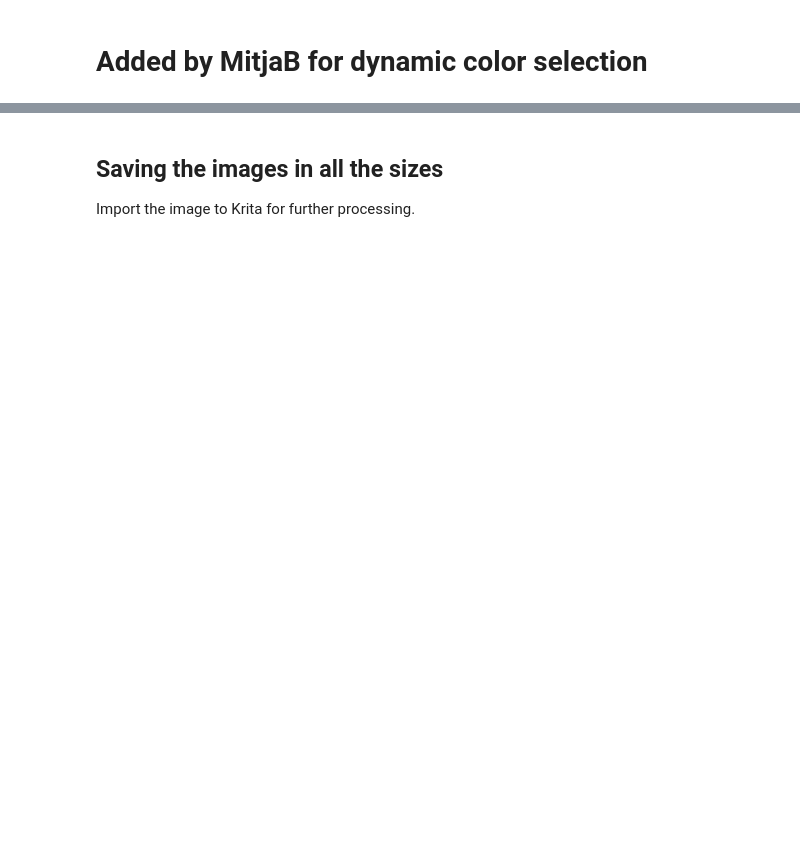
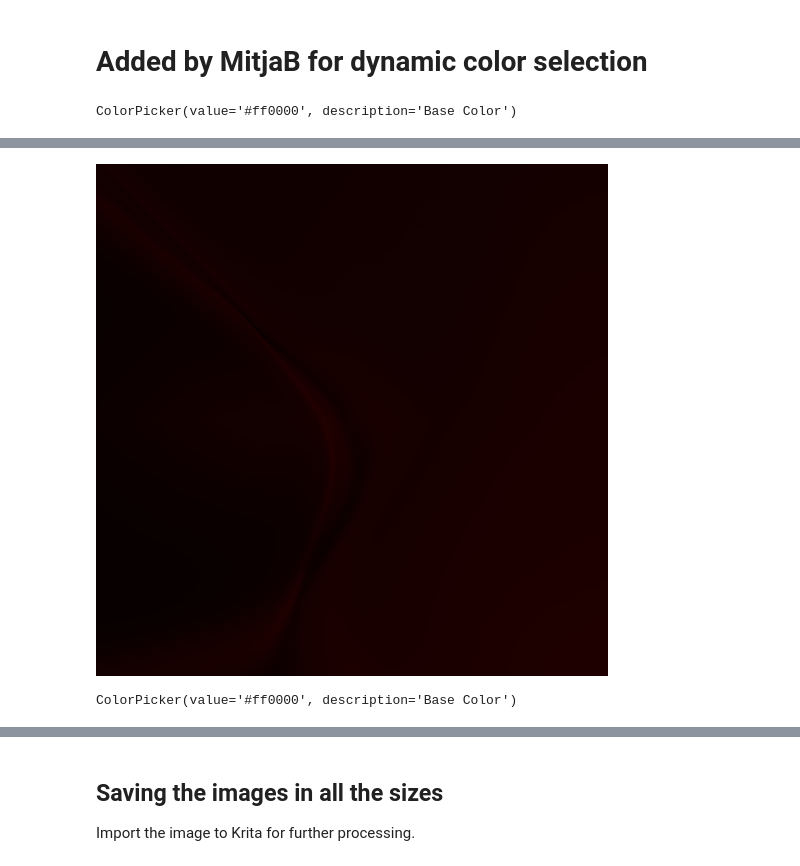
Before and after one commit to TheWintertiger/hackathon24_AIGraphics, a Jupyter notebook: cppns_tasking.ipynb, the cells around one changed output, grey strips where cells are left out. Saved outputs shown, nothing was run; the diff lists cells and outputs as text; code cells hidden in the pictures; blank space fills up the shorter version.

Commit message:
multi image generation save

```diff
--- a/cppns_tasking.ipynb
+++ b/cppns_tasking.ipynb
@@ -311,28 +336,21 @@ def update_color_picker(change):
     color_picker.observe(update_sliders, names='value')  # Re-enable the observer
 
 
-def update_image(change):
+def update_images(change):
     clear_output(wait=True)
+    for idx in range(len(recolored_imgs)):
+      r = r_slider.value
+      g = g_slider.value
+      b = b_slider.value
 
-    r = r_slider.value
-    g = g_slider.value
-    b = b_slider.value
-
-    updated_img = recolor_image(img, r, g, b)
-    display(color_picker, r_slider, g_slider, b_slider, updated_img)
+      recolored_imgs[idx] = recolor_image(recolored_imgs[idx], r, g, b)
+    display(color_picker, r_slider, g_slider, b_slider, recolored_imgs[len(recolored_imgs) - 1])
 
 def update_sliders(change):
     rgb = hex_to_rgb(color_picker.value)
     r_slider.value = rgb[0]
     g_slider.value = rgb[1]
     b_slider.value = rgb[2]
-
-
-
-# Load an image and prepare it
-img_arr = pred_normalized.reshape(res,res,3)
-img_arr = (img_arr * 255).astype(np.uint8)
-img = Image.fromarray(img_arr)
 
 # Create color picker
 color_picker = widgets.ColorPicker(
@@ -365,9 +383,21 @@ r_slider.observe(update_color_picker, names='value')
 g_slider.observe(update_color_picker, names='value')
 b_slider.observe(update_color_picker, names='value')
 color_picker.observe(update_sliders, names='value')
-color_picker.observe(update_image, names='value')
+color_picker.observe(update_images, names='value')
+
+update_sliders(None)
 
 # Display the widgets and initial image
 display(color_picker, r_slider, g_slider, b_slider)
-update_sliders(None)
-update_image(None)
+
+recolored_imgs = []
+for idx in range(len(preds_normalized)):
+  # Load an image and prepare it
+  img_arr = preds_normalized[idx].reshape(ress[idx],ress[idx],3)
+  img_arr = (img_arr * 255).astype(np.uint8)
+  img = Image.fromarray(img_arr)
+  recolored_imgs.append(img)
+
+update_images(None)
+# %% [output]
+ColorPicker(value='#ff0000', description='Base Color')
@@ -373,0 +407,2 @@ update_image(None)
+[figure, added]
+ColorPicker(value='#ff0000', description='Base Color')
```
Also changed, not shown: parts of 9 cells of this notebook.
